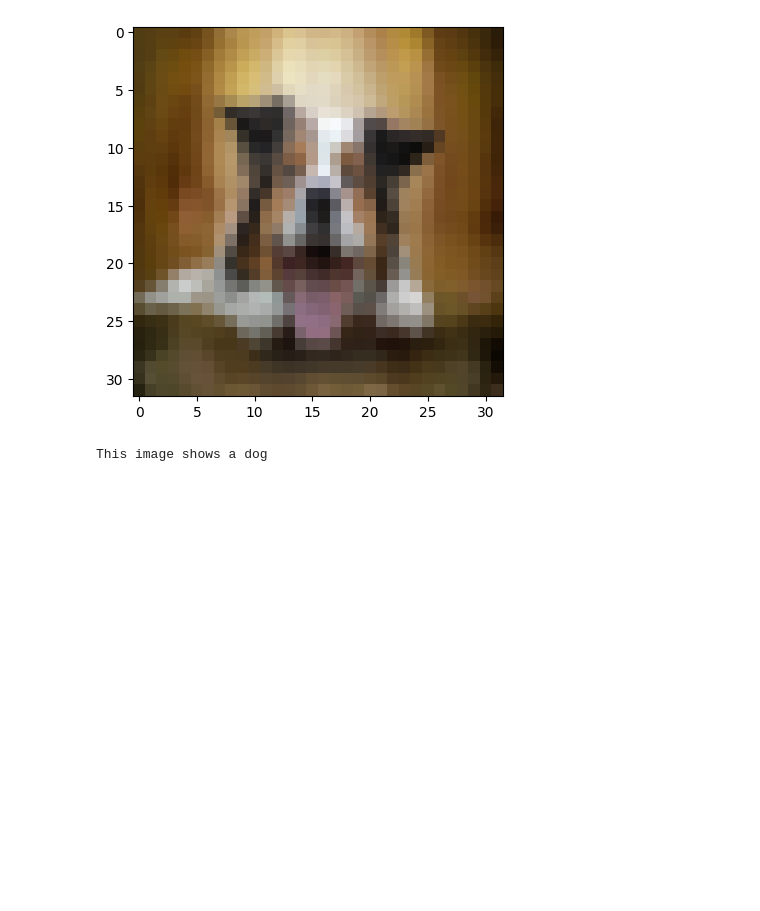
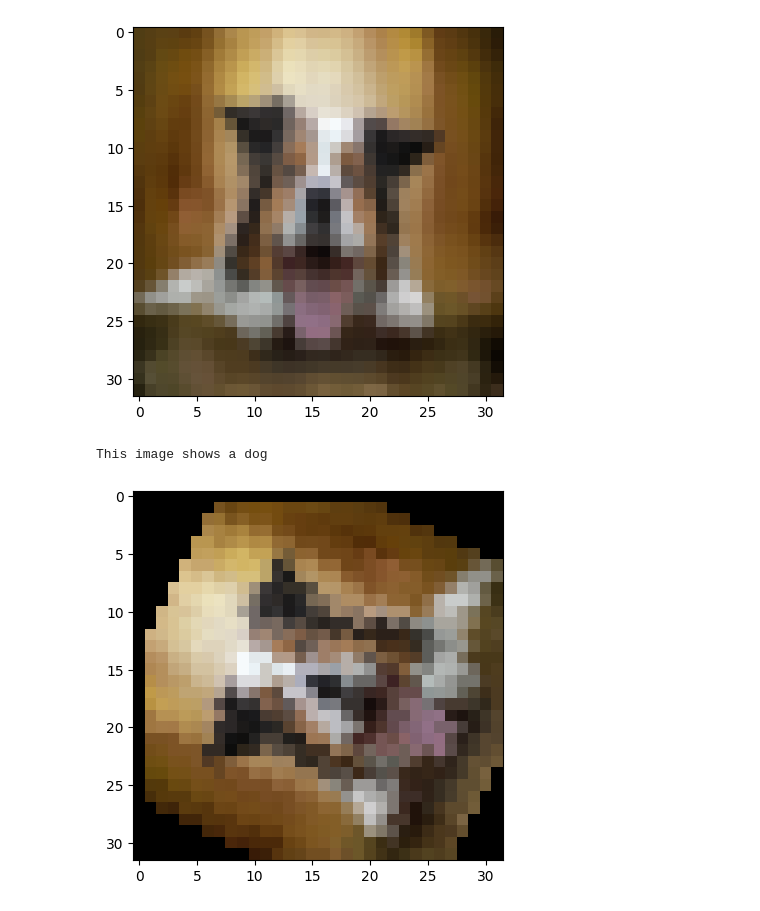
Before and after one commit to jaduranfernandez/image_classification, a Jupyter notebook: evaluation.ipynb, the cells around one changed output. Drawn from its saved outputs; the diff is of its cells as text; code cells hidden in the pictures; blank space fills up the shorter version.

```diff
--- a/evaluation.ipynb
+++ b/evaluation.ipynb
@@ -37,3 +37,21 @@ _, pred = max(output, 1)
 print("This image shows a {0}".format(classes[pred.item()]))
 # %% [output]
 This image shows a dog
+# %%
+from torchvision import transforms
+
+transform_train = transforms.Compose([
+    transforms.Resize((32,32)),
+    transforms.RandomRotation(90),
+    transforms.RandomCrop(32, padding=4),
+    transforms.RandomHorizontalFlip(),
+    transforms.ToTensor(),
+    transforms.Normalize((0.5, 0.5, 0.5), (0.5, 0.5, 0.5))
+])
+
+
+img_transformed = transform_train(img)  # applying the transformations on new image as our model has been trained on these transformations
+plt.imshow(im_convert(img_transformed)) # convert to numpy array for plt
+plt.show()
+# %% [output]
+[figure, added]
```
Also changed, not shown: parts of 2 cells of this notebook, 6 other files.
